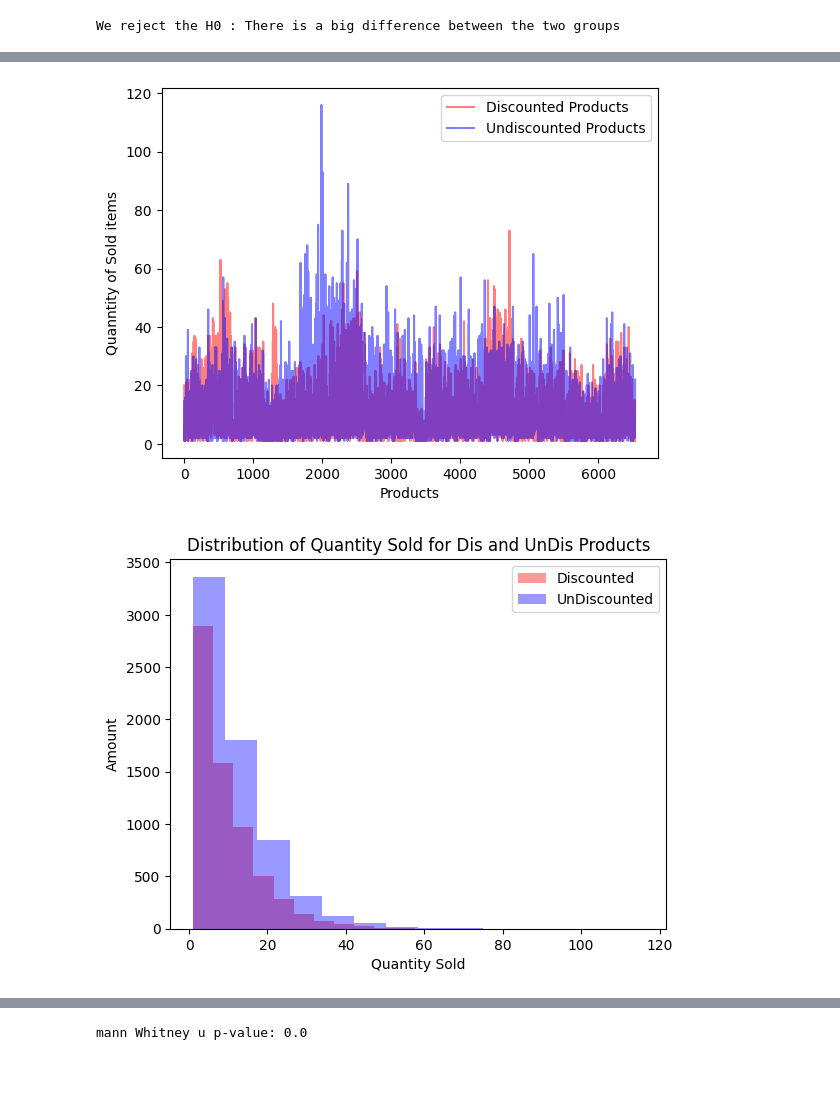
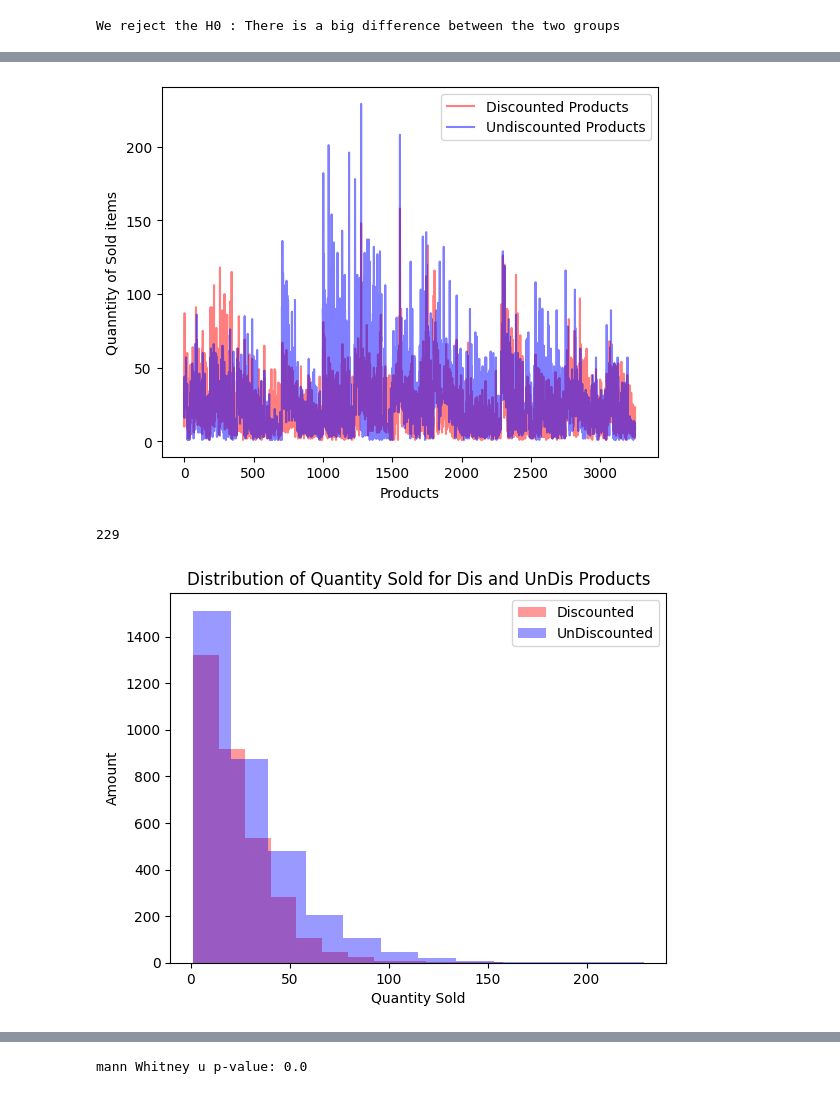
Before and after one commit to soheilAmh/Super_store, a Jupyter notebook: MyAnalysis.ipynb, the cells around one changed output, grey strips where cells are left out. Cells and saved outputs as stored; diff of their text form; code cells hidden in the pictures.

```diff
--- a/MyAnalysis.ipynb
+++ b/MyAnalysis.ipynb
@@ -11,7 +10,7 @@ from scipy.stats import mannwhitneyu
 # %% [markdown]
 reading files
 # %%
-my_df = pd.read_csv('FACT.csv')
+my_df = pd.read_csv('Fact_Sales.csv')
 my_df = my_df[['Order ID','Product ID','Sales','Quantity','Discount_Label','Profit','Shipping Cost']]
 my_df
 # %% [output]
@@ -204,15 +220,19 @@ ax = plt.xlabel('Products')
 plt.legend()
 plt.show()
 # %% [output]
-[figure, old version]
+[figure, new version]
+# %%
+merged['Quantity_UnDis'].max()
+# %% [output]
+229
 # %%
 plt.figure()
-plt.hist(merged['Quantity_Dis'], bins = 14, alpha = 0.4, label = 'Discounted', color = 'red')
-plt.hist(merged['Quantity_UnDis'], bins = 14, alpha = 0.4, label = 'UnDiscounted', color = 'blue')
+plt.hist(merged['Quantity_Dis'], bins = 12, alpha = 0.4, label = 'Discounted', color = 'red')
+plt.hist(merged['Quantity_UnDis'], bins = 12, alpha = 0.4, label = 'UnDiscounted', color = 'blue')
 plt.legend()
 plt.xlabel('Quantity Sold')
 plt.ylabel('Amount')
 plt.title('Distribution of Quantity Sold for Dis and UnDis Products')
 plt.show()
 # %% [output]
-[figure, old version]
+[figure, new version]
```
Also changed, not shown: parts of 16 cells of this notebook, 3 other files.
